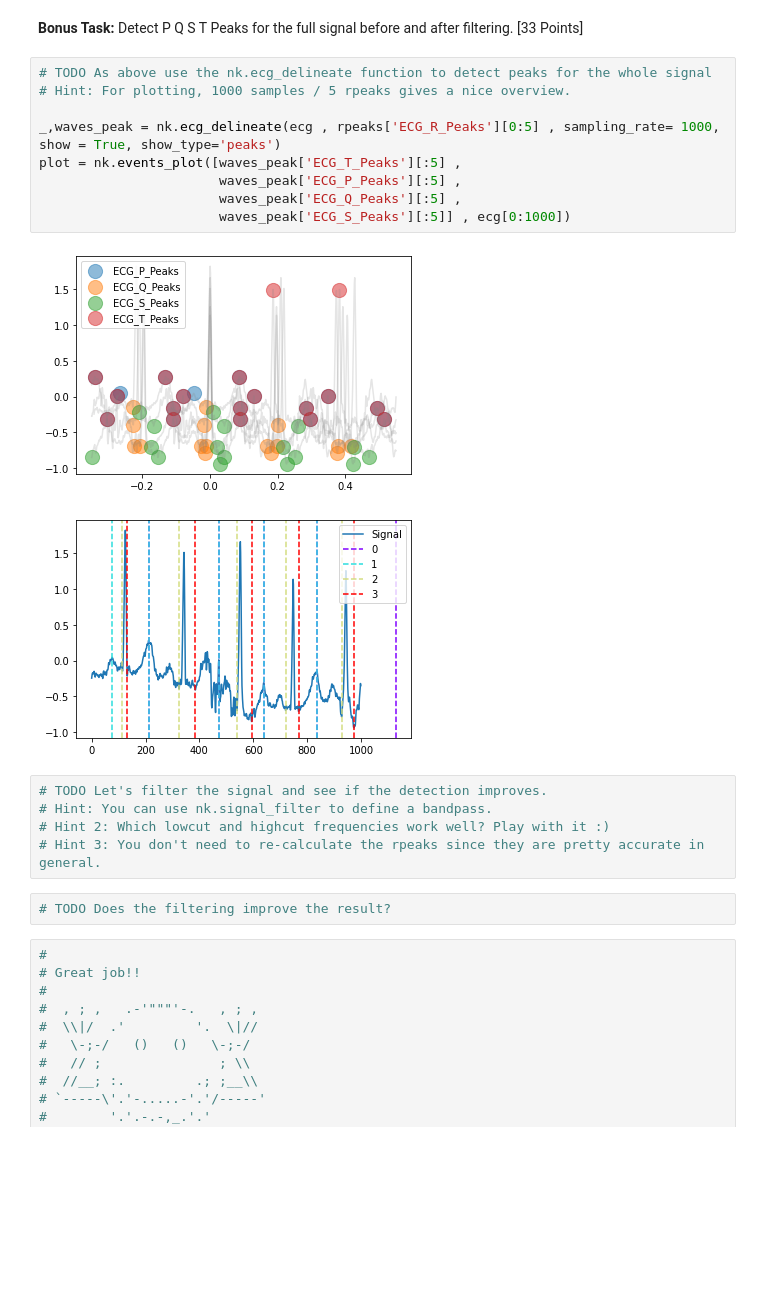
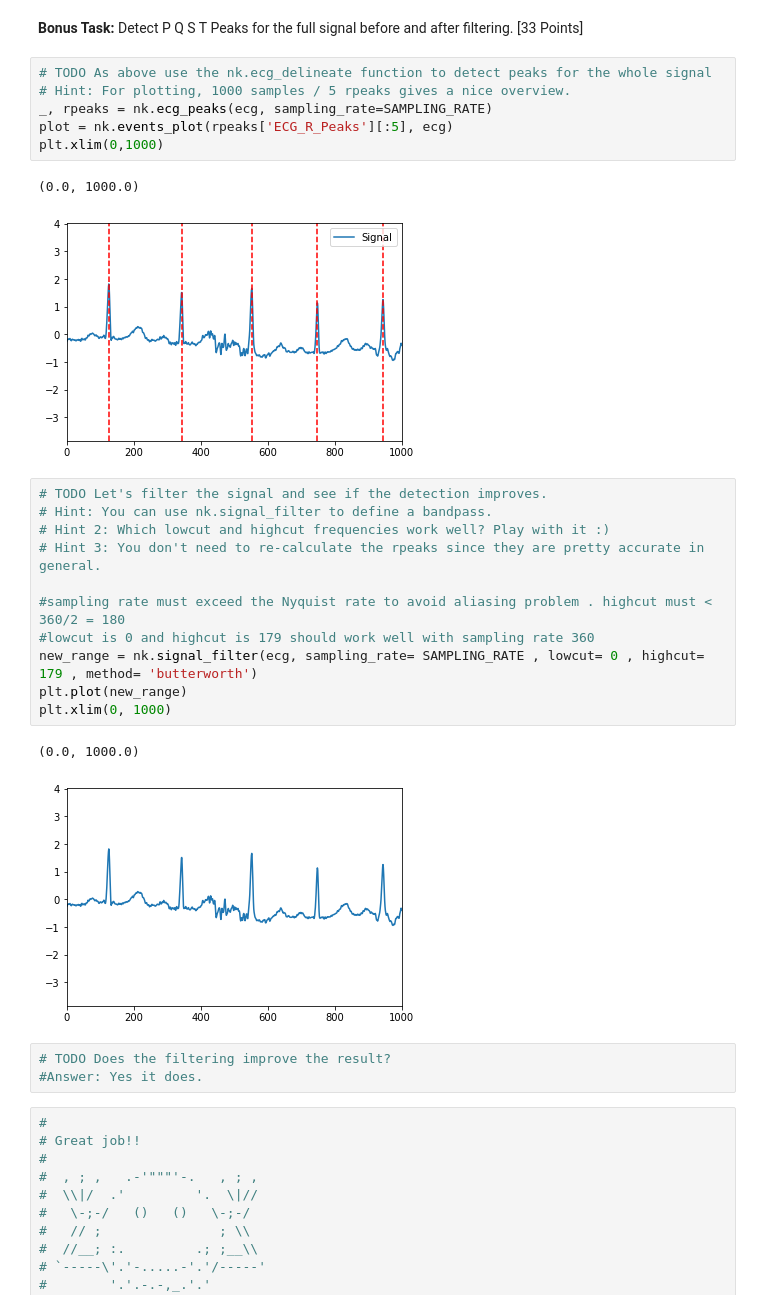
Before and after one commit to bostongfx/cs480student_2021, a Jupyter notebook: Copy_of_CS480_Assignment_1.ipynb, the cells around one changed output. Saved outputs shown, nothing was run; the diff lists cells and outputs as text; blank space fills up the shorter version.

```diff
--- a/Copy_of_CS480_Assignment_1.ipynb
+++ b/Copy_of_CS480_Assignment_1.ipynb
@@ -156,22 +161,29 @@ plot = nk.events_plot([waves_peak['ECG_T_Peaks'][:2] ,
 # %%
 # TODO As above use the nk.ecg_delineate function to detect peaks for the whole signal
 # Hint: For plotting, 1000 samples / 5 rpeaks gives a nice overview.
-
-_,waves_peak = nk.ecg_delineate(ecg , rpeaks['ECG_R_Peaks'][0:5] , sampling_rate= 1000, show = True, show_type='peaks')
-plot = nk.events_plot([waves_peak['ECG_T_Peaks'][:5] ,
-                       waves_peak['ECG_P_Peaks'][:5] ,
-                       waves_peak['ECG_Q_Peaks'][:5] ,
-                       waves_peak['ECG_S_Peaks'][:5]] , ecg[0:1000])
+_, rpeaks = nk.ecg_peaks(ecg, sampling_rate=SAMPLING_RATE)
+plot = nk.events_plot(rpeaks['ECG_R_Peaks'][:5], ecg)
+plt.xlim(0,1000)
 # %% [output]
+(0.0, 1000.0)
-[figure, old version]
+[figure, new version]
-[figure, removed]
 # %%
 # TODO Let's filter the signal and see if the detection improves.
 # Hint: You can use nk.signal_filter to define a bandpass.
 # Hint 2: Which lowcut and highcut frequencies work well? Play with it :)
 # Hint 3: You don't need to re-calculate the rpeaks since they are pretty accurate in general.
+
+#sampling rate must exceed the Nyquist rate to avoid aliasing problem . highcut must < 360/2 = 180
+#lowcut is 0 and highcut is 179 should work well with sampling rate 360
+new_range = nk.signal_filter(ecg, sampling_rate= SAMPLING_RATE , lowcut= 0 , highcut= 179 , method= 'butterworth')
+plt.plot(new_range)
+plt.xlim(0, 1000)
+# %% [output]
+(0.0, 1000.0)
+[figure, added]
 # %%
 # TODO Does the filtering improve the result?
+#Answer: Yes it does.
 # %%
 #
 # Great job!!
```
Also changed, not shown: parts of 12 cells of this notebook.
